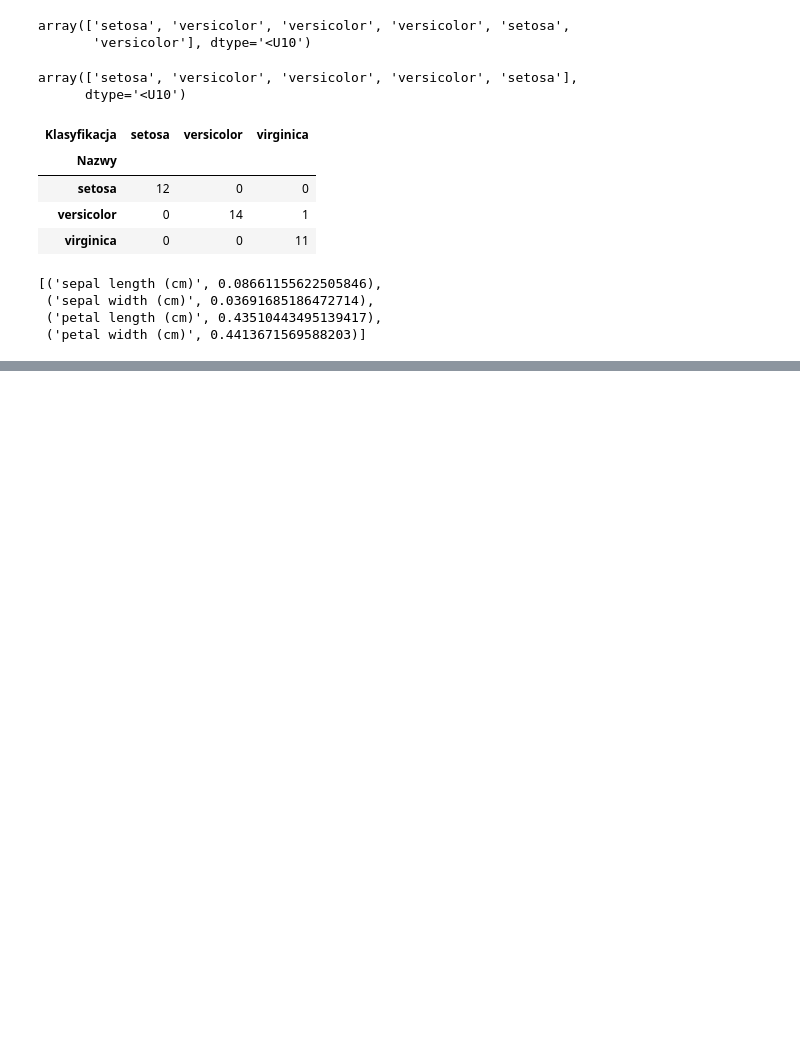
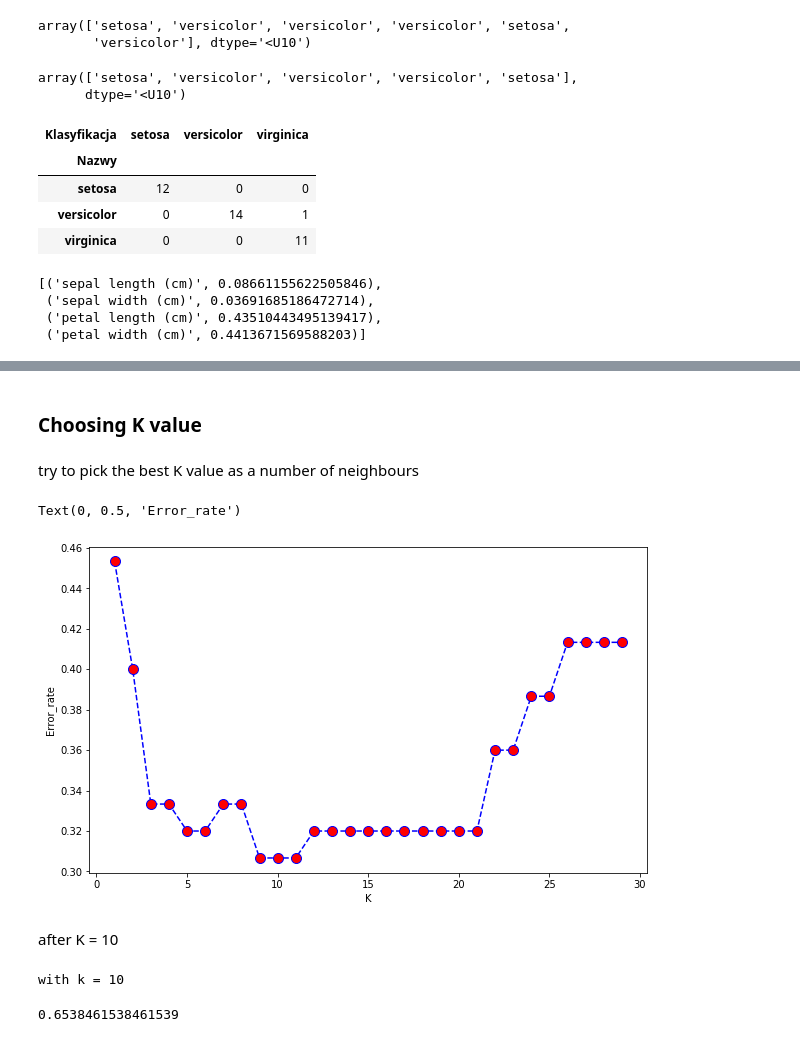
Before and after one commit to AgnesGru/ML_algoritms, a Jupyter notebook: ML Algoritms.ipynb, the cells around one changed output, grey strips where cells are left out. Saved outputs shown, nothing was run; the diff lists cells and outputs as text; code cells hidden in the pictures; blank space fills up the shorter version.

Commit message:
K nearest neighbours implementation

```diff
--- a/ML Algoritms.ipynb
+++ b/ML Algoritms.ipynb
@@ -291,0 +329,5 @@ list(zip(x_train, RFclf.feature_importances_)) # która zmienna najważniejsza w
+# %%
+from sklearn.neighbors import KNeighborsClassifier
+knn = KNeighborsClassifier(n_neighbors=3)
+# %%
+knn.fit(X_train, y_train)
@@ -291,0 +378,45 @@ list(zip(x_train, RFclf.feature_importances_)) # która zmienna najważniejsza w
+# %% [markdown]
+### Choosing K value
+# %% [markdown]
+try to pick the best K value as a number of neighbours
+# %%
+accuracy_rate = []
+
+for i in list(range(1, 15)):
+    knn = KNeighborsClassifier(n_neighbors=i)
+    scores = cross_val_score(knn, X_train, y_train, cv=3, scoring='accuracy')
+    accuracy_rate.append(scores.mean())
+# %%
+error_rate = []
+
+for i in list(range(1, 30)):
+    knn = KNeighborsClassifier(n_neighbors=i)
+    scores = cross_val_score(knn, X_train, y_train, cv=3, scoring='accuracy')
+    error_rate.append(1-scores.mean())
+# %%
+import matplotlib.pyplot as plt
+plt.figure(figsize=(10,6))
+plt.plot(range(1, 30), error_rate, color = 'blue', linestyle = 'dashed', marker = 'o', markerfacecolor = 'red', markersize = 10)
+plt.title = ('Error rate vs K-value')
+plt.xlabel('K')
+plt.ylabel('Error_rate')
+# %% [output]
+Text(0, 0.5, 'Error_rate')
+[figure, added]
+# %% [markdown]
+after K = 10
+# %%
+knn = KNeighborsClassifier(n_neighbors=10)
+knn.fit(X_train, y_train)
+pred = knn.predict(X_test)
+
+print('with k = 10')
+print('')
+# print(confusion_matrix(y_test, pred))
+# print(classification_report(y_test, pred, zero_division='warn'))
+# %% [output]
+with k = 10
+# %%
+print (accuracy_score(y_test, pred))
+# %% [output]
+0.6538461538461539
```
Also changed, not shown: parts of 13 cells of this notebook, 1 other file.
